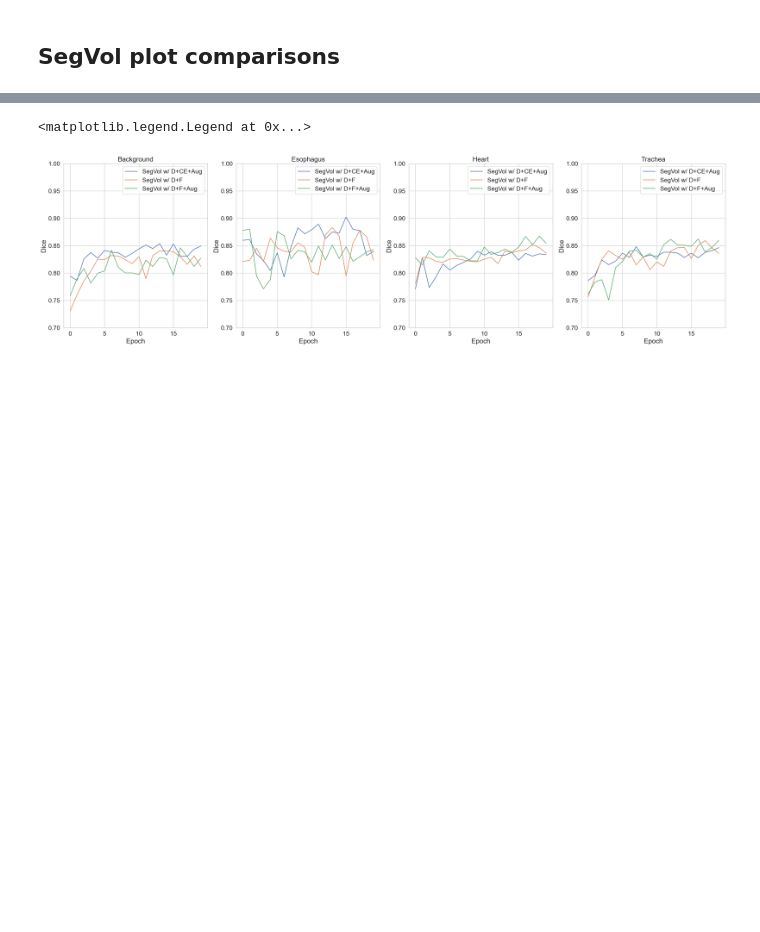
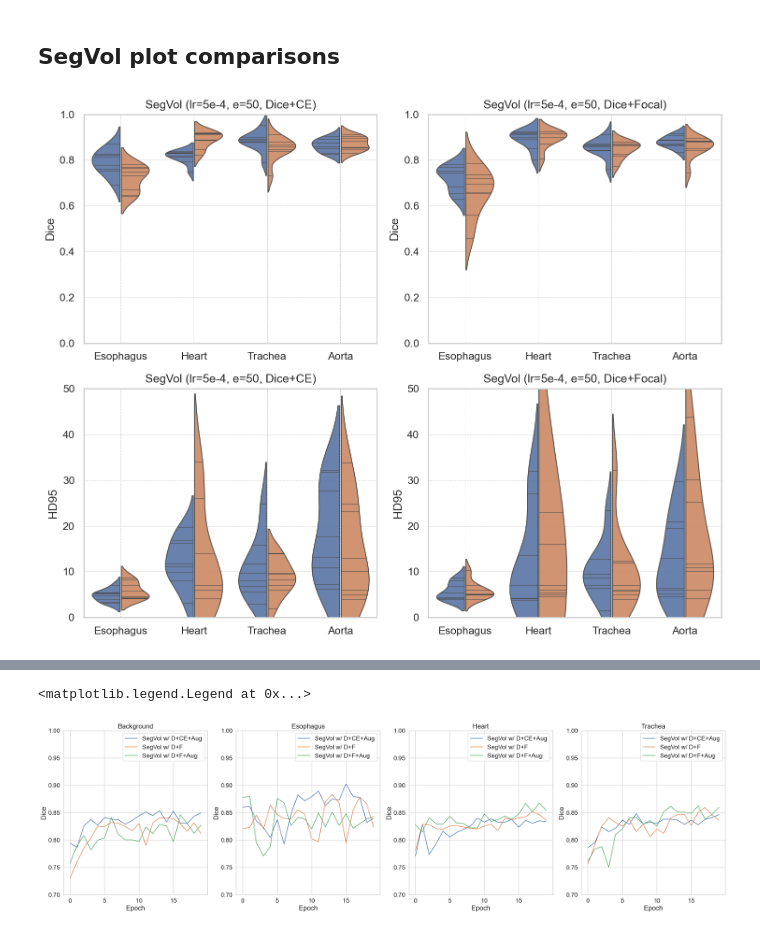
Before and after one commit to danilotpnta/ai4mi_project, a Jupyter notebook: notebooks/plotting.ipynb, the cells around one changed output, grey strips where cells are left out. Cells and saved outputs as stored; diff of their text form; code cells hidden in the pictures; blank space fills up the shorter version.

```diff
--- a/notebooks/plotting.ipynb
+++ b/notebooks/plotting.ipynb
@@ -144,3 +86,81 @@ pprint(methods)
 # %% [markdown]
 ## SegVol plot comparisons
+# %%
+fig, ax = plt.subplots(2,2, figsize=(10, 8))
+ax[0,0].set(ylabel="Dice", ylim=(0, 1), title="SegVol (lr=5e-4, e=50, Dice+CE)")
+ax[1, 0].set(ylabel="HD95", ylim=(0, 50), title="SegVol (lr=5e-4, e=50, Dice+CE)")
+
+ax[0, 1].set(ylabel="Dice", ylim=(0, 1), title="SegVol (lr=5e-4, e=50, Dice+Focal)")
+ax[1, 1].set(ylabel="HD95", ylim=(0, 50), title="SegVol (lr=5e-4, e=50, Dice+Focal)")
+
+for i in range(2):
+    dice_1 = np.load(experiments[1:][i*2] / "dice_pred.npy")
+    dice_2 = np.load(experiments[1:][i*2+1] / "dice_pred.npy")
+    hd_1 = np.load(experiments[1:][i*2] / "hd95_pred.npy")
+    hd_2 = np.load(experiments[1:][i*2+1] / "hd95_pred.npy")
+
+    dice_1 = dice_1[:, 1:]  # Exclude background
+    dice_2 = dice_2[:, 1:]  # Exclude background
+    hd_1 = hd_1[:, 1:]  # Exclude background
+    hd_2 = hd_2[:, 1:]  # Exclude background
+
+    df = pd.concat(
+        [
+            pd.DataFrame(dice_1, columns=categories[1:]).assign(Experiment="NoAug"),
+            pd.DataFrame(dice_2, columns=categories[1:]).assign(Experiment="Aug"),
+        ]
+    )
+
+    df_hd = pd.concat(
+        [
+            pd.DataFrame(hd_1, columns=categories[1:]).assign(Experiment="NoAug"),
+            pd.DataFrame(hd_2, columns=categories[1:]).assign(Experiment="Aug"),
+        ]
+    )
+
+    # Convert dataframe from wide-form to long-form
+    df_long = pd.melt(df, id_vars=["Experiment"], var_name="Category", value_name="Dice")
+    df_hd_long = pd.melt(df_hd, id_vars=["Experiment"], var_name="Category", value_name="HD95")
+
+    sns.violinplot(
+        data=df_long,
+        x="Category",
+        y="Dice",
+        hue="Experiment",
+        density_norm="count",
+        native_scale=True,
+        linewidth=1,
+        gap=0.05,
+        common_norm=False,
+        split=True,
+        inner="stick",
+        alpha=0.9,
+        ax=ax[0, i]
+    )
+    sns.violinplot(
+        data=df_hd_long,
+        x="Category",
+        y="HD95",
+        hue="Experiment",
+        density_norm="count",
+        native_scale=True,
+        linewidth=1,
+        gap=0.05,
+        common_norm=False,
+        split=True,
+        inner="stick",
+        alpha=0.9,
+        ax=ax[1, i]
+    )
+# Don't display legends
+for _ax in ax.flatten():
+    _ax.get_legend().remove()
+    _ax.set_xlabel('')
+    _ax.grid(True, which='both', axis='both', linestyle='--', linewidth=0.5)
+
+plt.tight_layout()
+save_dir = curdir / MODEL_NAME / "dice_aug_vs_noaug.pdf"
+plt.savefig(save_dir, bbox_inches="tight")
+# %% [output]
+[figure, added]
 # %%
```
Also changed, not shown: parts of 12 cells of this notebook, 6 other files.
